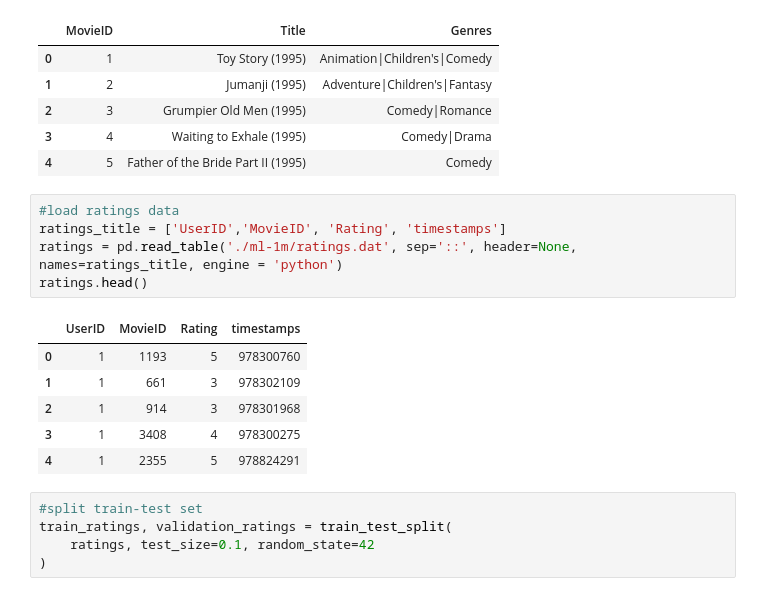
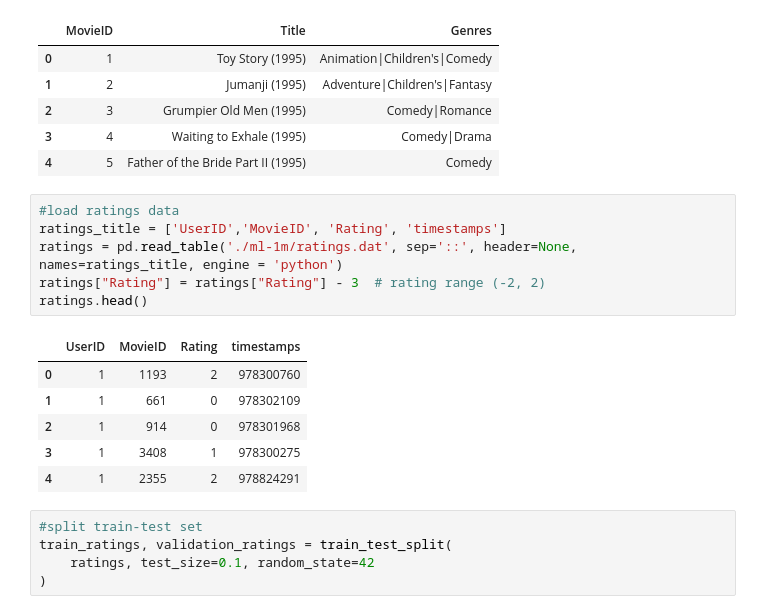
Before and after one commit to tuongmai/mldm-movielens-1m, a Jupyter notebook: factorization_machine_ml_1m.ipynb, the cells around one changed output. Saved outputs shown, nothing was run; the diff lists cells and outputs as text.

```diff
--- a/factorization_machine_ml_1m.ipynb
+++ b/factorization_machine_ml_1m.ipynb
@@ -41,15 +41,16 @@ movies.head()
 # %%
 #load ratings data
 ratings_title = ['UserID','MovieID', 'Rating', 'timestamps']
 ratings = pd.read_table('./ml-1m/ratings.dat', sep='::', header=None, names=ratings_title, engine = 'python')
+ratings["Rating"] = ratings["Rating"] - 3  # rating range (-2, 2)
 ratings.head()
 # %% [output]
 |  | UserID | MovieID | Rating | timestamps |
-| 0 | 1 | 1193 | 5 | 978300760 |
-| 1 | 1 | 661 | 3 | 978302109 |
-| 2 | 1 | 914 | 3 | 978301968 |
-| 3 | 1 | 3408 | 4 | 978300275 |
-| 4 | 1 | 2355 | 5 | 978824291 |
+| 0 | 1 | 1193 | 2 | 978300760 |
+| 1 | 1 | 661 | 0 | 978302109 |
+| 2 | 1 | 914 | 0 | 978301968 |
+| 3 | 1 | 3408 | 1 | 978300275 |
+| 4 | 1 | 2355 | 2 | 978824291 |
 # %%
 #split train-test set
 train_ratings, validation_ratings = train_test_split(
```
Also changed, not shown: parts of 11 cells of this notebook, 7 other files.
